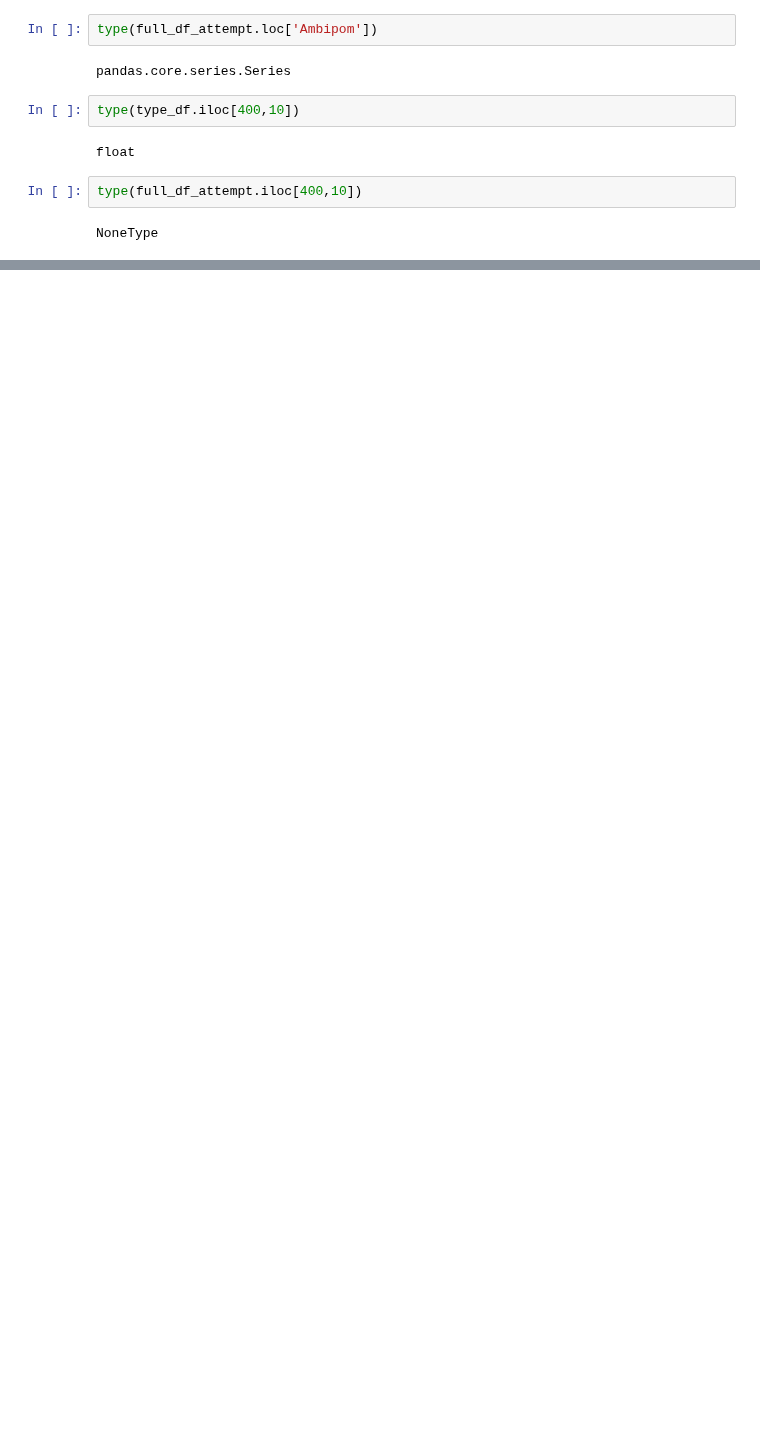
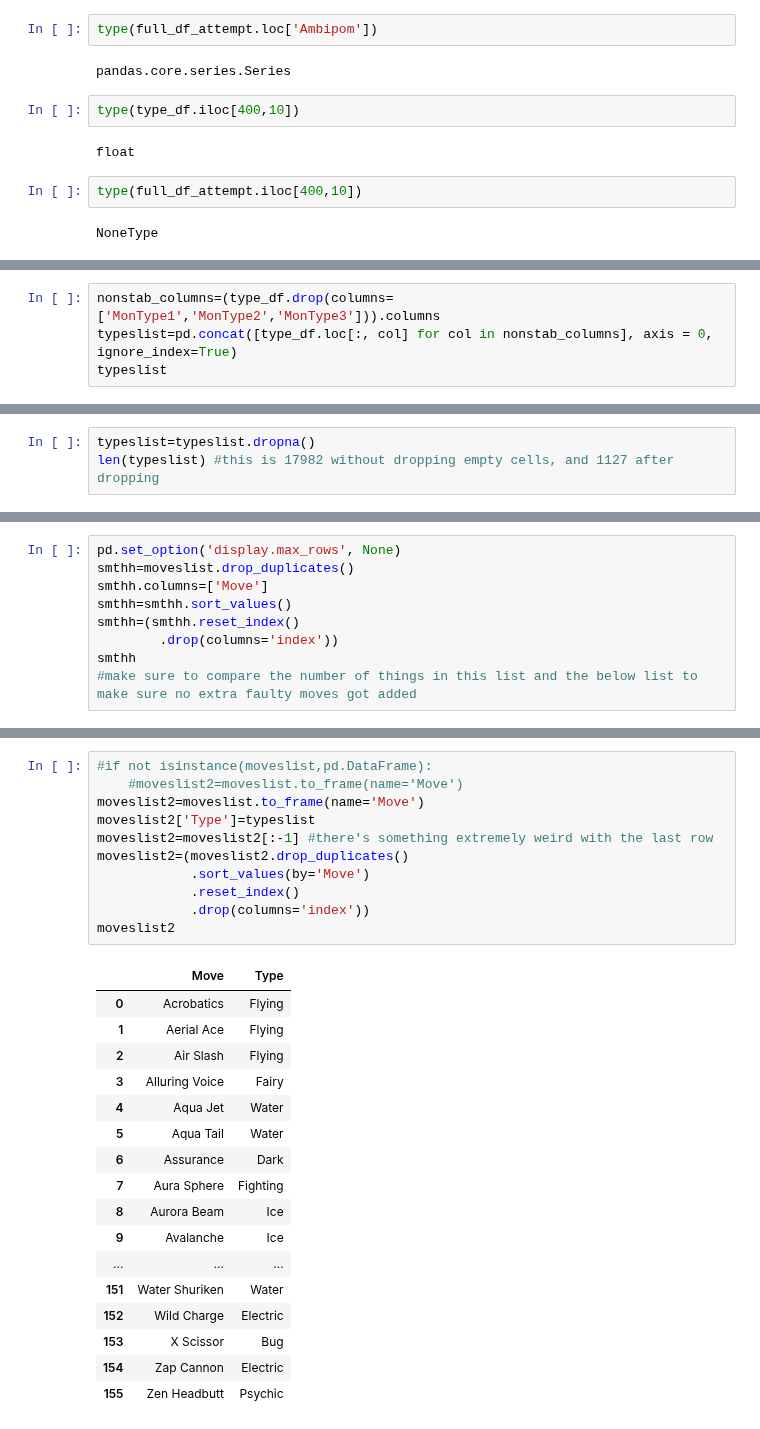
Before and after one commit to SrijanBadhya/pokemon-elite-4, a Jupyter notebook: Pokemon.ipynb, the cells around one changed output, grey strips where cells are left out. Cells and saved outputs as stored; diff of their text form; blank space fills up the shorter version.

```diff
--- a/Pokemon.ipynb
+++ b/Pokemon.ipynb
@@ -342,0 +322,4 @@ NoneType
+# %%
+nonstab_columns=(type_df.drop(columns=['MonType1','MonType2','MonType3'])).columns
+typeslist=pd.concat([type_df.loc[:, col] for col in nonstab_columns], axis = 0, ignore_index=True)
+typeslist
@@ -342,0 +339,3 @@ NoneType
+# %%
+typeslist=typeslist.dropna()
+len(typeslist) #this is 17982 without dropping empty cells, and 1127 after dropping
@@ -342,0 +344,9 @@ NoneType
+# %%
+pd.set_option('display.max_rows', None)
+smthh=moveslist.drop_duplicates()
+smthh.columns=['Move']
+smthh=smthh.sort_values()
+smthh=(smthh.reset_index()
+        .drop(columns='index'))
+smthh
+#make sure to compare the number of things in this list and the below list to make sure no extra faulty moves got added
@@ -342,0 +367,29 @@ NoneType
+# %%
+#if not isinstance(moveslist,pd.DataFrame):
+    #moveslist2=moveslist.to_frame(name='Move')
+moveslist2=moveslist.to_frame(name='Move')
+moveslist2['Type']=typeslist
+moveslist2=moveslist2[:-1] #there's something extremely weird with the last row
+moveslist2=(moveslist2.drop_duplicates()
+            .sort_values(by='Move')
+            .reset_index()
+            .drop(columns='index'))
+moveslist2
+# %% [output]
+|  | Move | Type |
+| 0 | Acrobatics | Flying |
+| 1 | Aerial Ace | Flying |
+| 2 | Air Slash | Flying |
+| 3 | Alluring Voice | Fairy |
+| 4 | Aqua Jet | Water |
+| 5 | Aqua Tail | Water |
+| 6 | Assurance | Dark |
+| 7 | Aura Sphere | Fighting |
+| 8 | Aurora Beam | Ice |
+| 9 | Avalanche | Ice |
+| ... | ... | ... |
+| 151 | Water Shuriken | Water |
+| 152 | Wild Charge | Electric |
+| 153 | X Scissor | Bug |
+| 154 | Zap Cannon | Electric |
+| 155 | Zen Headbutt | Psychic |
```
Also changed, not shown: parts of 16 cells of this notebook, 1 other file.
